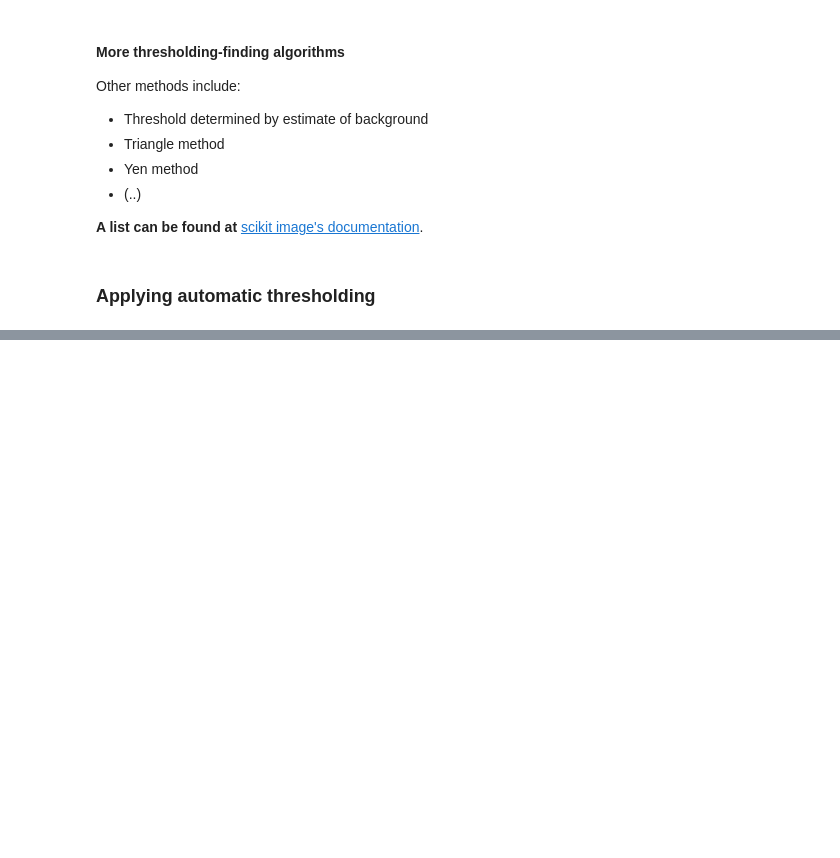
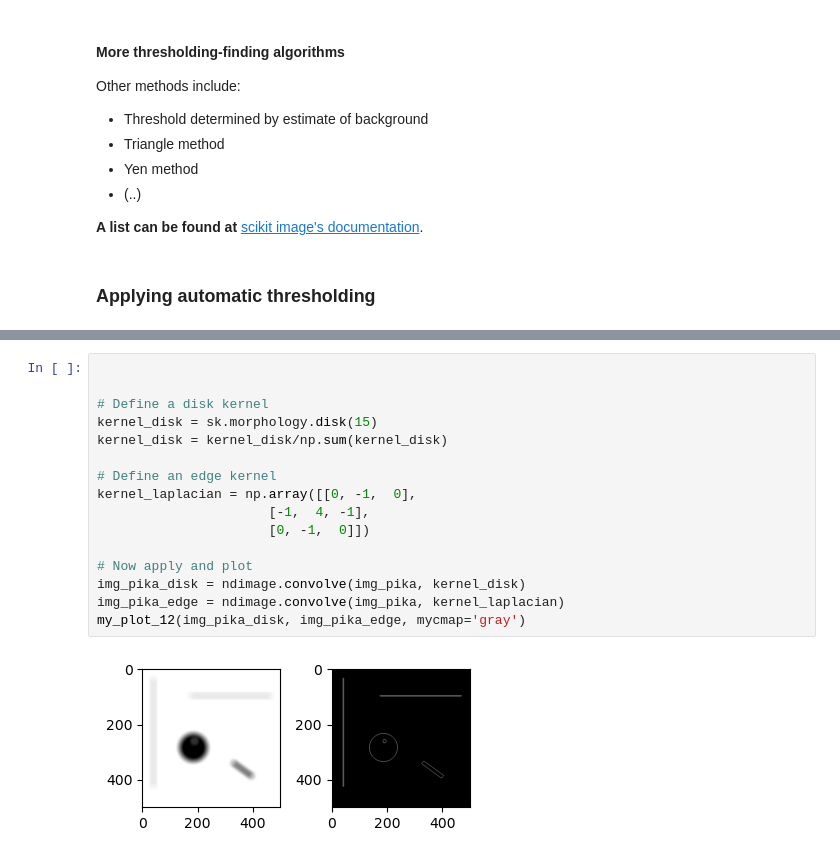
Before and after one commit to Jintram/Workshop_Py_image-analysis_2025, a Jupyter notebook: Bioimage-analysis_03B_imageprocessing.ipynb, the cells around one changed output, grey strips where cells are left out. Saved outputs shown, nothing was run; the diff lists cells and outputs as text; blank space fills up the shorter version.

```diff
--- a/Bioimage-analysis_03B_imageprocessing.ipynb
+++ b/Bioimage-analysis_03B_imageprocessing.ipynb
@@ -241,0 +174,18 @@ np.False_
+# %%
+
+
+# Define a disk kernel
+kernel_disk = sk.morphology.disk(15)
+kernel_disk = kernel_disk/np.sum(kernel_disk)
+
+# Define an edge kernel
+kernel_laplacian = np.array([[0, -1,  0],
+                      [-1,  4, -1],
+                      [0, -1,  0]])
+
+# Now apply and plot
+img_pika_disk = ndimage.convolve(img_pika, kernel_disk)
+img_pika_edge = ndimage.convolve(img_pika, kernel_laplacian)
+my_plot_12(img_pika_disk, img_pika_edge, mycmap='gray')
+# %% [output]
+[figure, added]
```
Also changed, not shown: parts of 37 cells of this notebook, 9 other files.
